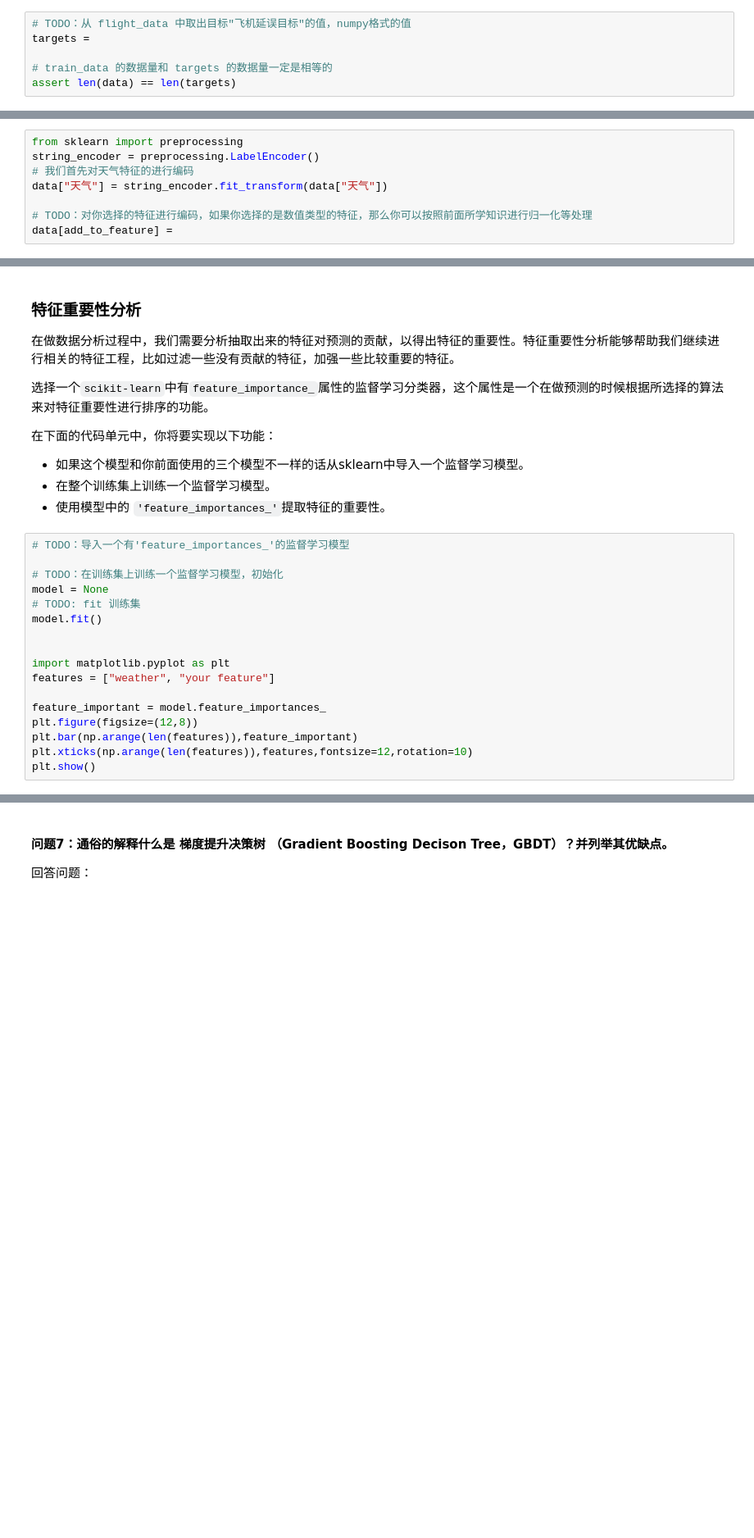
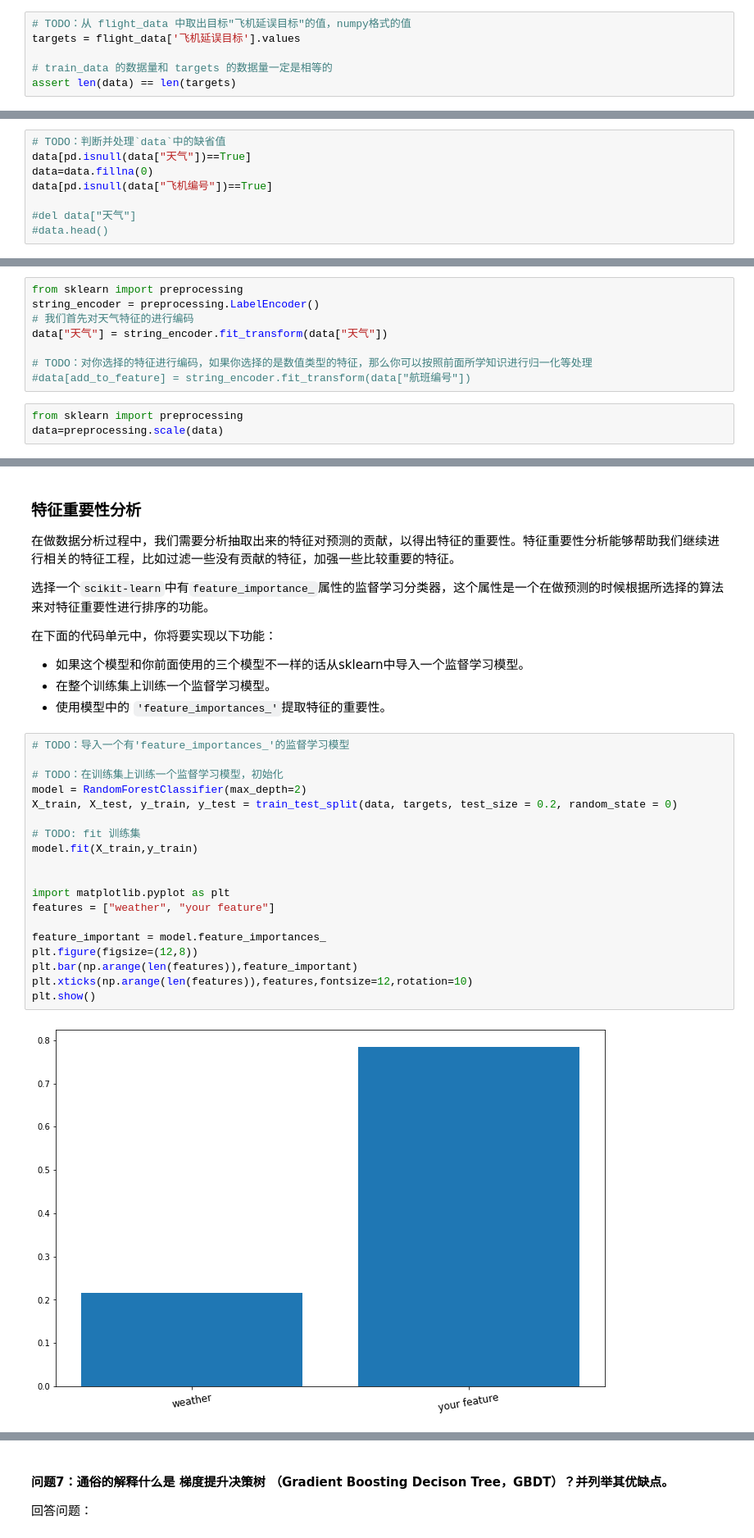
Before and after one commit to todeletel/deep_learning_notebook, a Jupyter notebook: CN-Flight-Delay-Forecast/FlightDelayForecast.ipynb, the cells around one changed output, grey strips where cells are left out. Shown: that part at 82% size. Cells and saved outputs as stored; diff of their text form; blank space fills up the shorter version.

```diff
--- a/CN-Flight-Delay-Forecast/FlightDelayForecast.ipynb
+++ b/CN-Flight-Delay-Forecast/FlightDelayForecast.ipynb
@@ -282,6 +259,6 @@ data.head()
 # %%
 # TODO：从 flight_data 中取出目标"飞机延误目标"的值，numpy格式的值
-targets =
+targets = flight_data['飞机延误目标'].values
 
 # train_data 的数据量和 targets 的数据量一定是相等的
 assert len(data) == len(targets)
@@ -312,0 +297,8 @@ assert len(data) == len(targets)
+# %%
+# TODO：判断并处理`data`中的缺省值
+data[pd.isnull(data["天气"])==True]
+data=data.fillna(0)
+data[pd.isnull(data["飞机编号"])==True]
+
+#del data["天气"]
+#data.head()
@@ -317,4 +311,7 @@ string_encoder = preprocessing.LabelEncoder()
 data["天气"] = string_encoder.fit_transform(data["天气"])
 
 # TODO：对你选择的特征进行编码，如果你选择的是数值类型的特征，那么你可以按照前面所学知识进行归一化等处理
-data[add_to_feature] =
+#data[add_to_feature] = string_encoder.fit_transform(data["航班编号"])
+# %%
+from sklearn import preprocessing
+data=preprocessing.scale(data)
@@ -490,20 +567,24 @@ best_predictions = best_clf.predict(X_val)
 # %%
 # TODO：导入一个有'feature_importances_'的监督学习模型
 
 # TODO：在训练集上训练一个监督学习模型，初始化
-model = None
+model = RandomForestClassifier(max_depth=2)
+X_train, X_test, y_train, y_test = train_test_split(data, targets, test_size = 0.2, random_state = 0)
+
 # TODO: fit 训练集
-model.fit()
+model.fit(X_train,y_train)
 
 
 import matplotlib.pyplot as plt
 features = ["weather", "your feature"]
 
 feature_important = model.feature_importances_
 plt.figure(figsize=(12,8))
 plt.bar(np.arange(len(features)),feature_important)
 plt.xticks(np.arange(len(features)),features,fontsize=12,rotation=10)
 plt.show()
+# %% [output]
+[figure, added]
 # %% [markdown]
 #### 问题6：哪一个特征更加重要？这符合你的直觉吗？谈谈你在平时的项目中在做特征工程时，对于使用符合直觉的特征的看法，可以举例说明。
 
```
Also changed, not shown: parts of 49 cells of this notebook.
